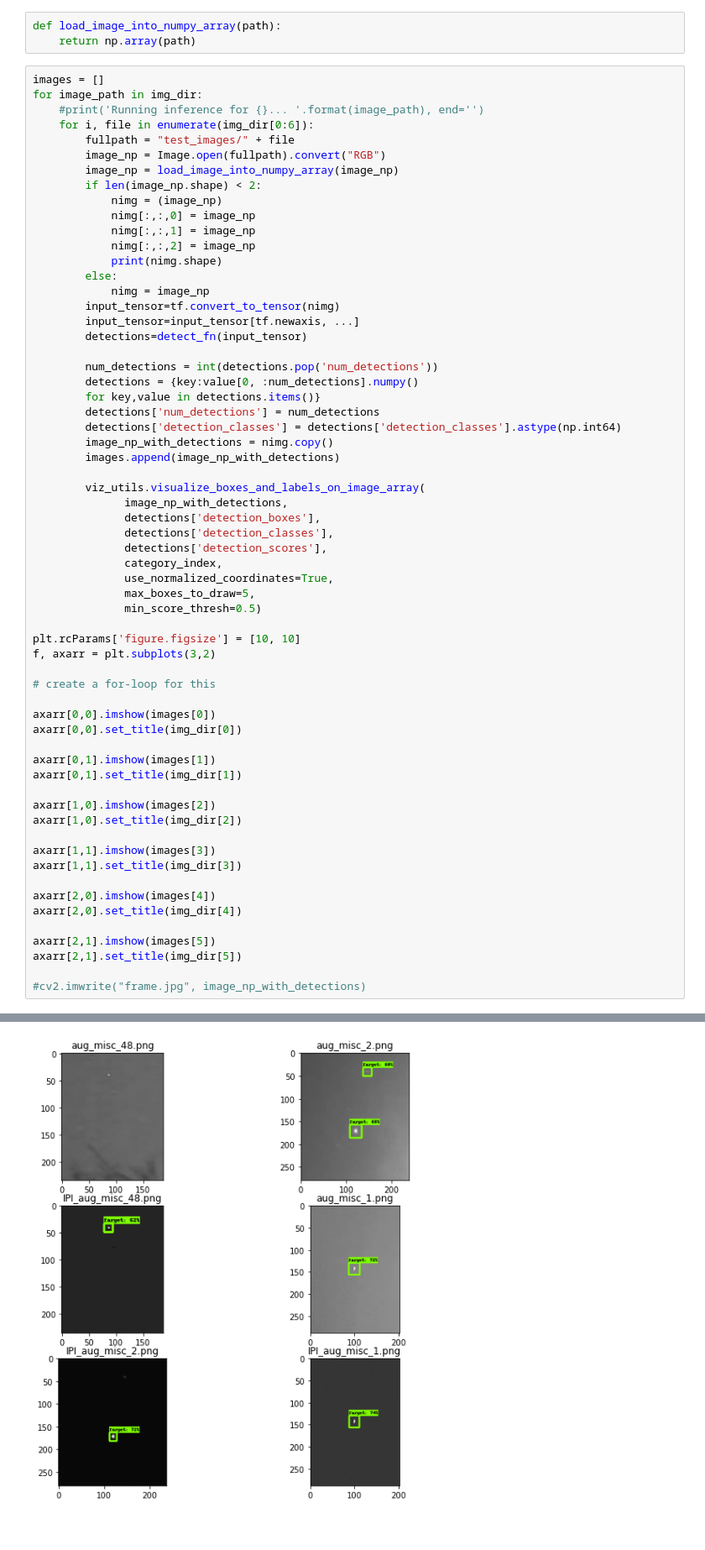
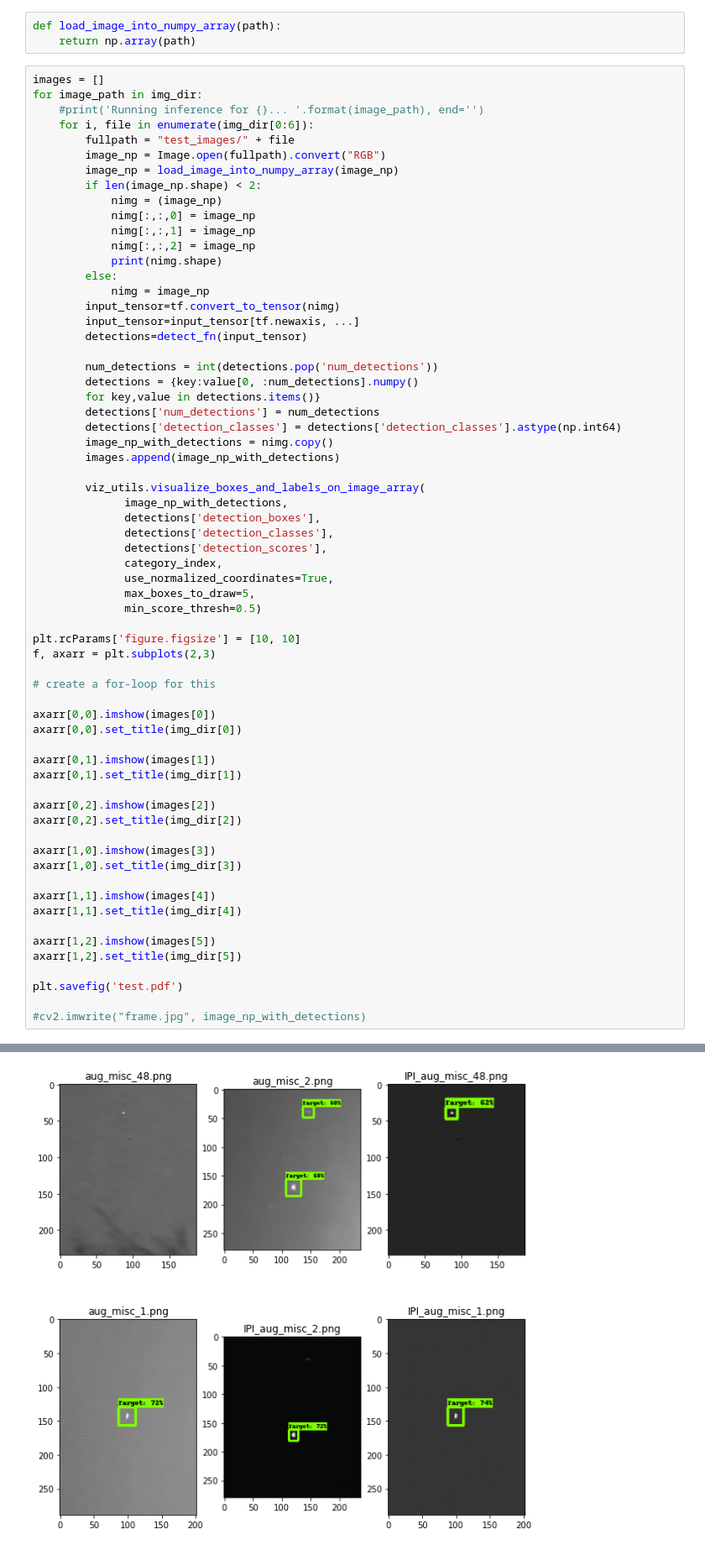
Before and after one commit to vj-hansen/IRSTD, a Jupyter notebook: workspace/training_demo/run_inference_on_custom_model.ipynb, the cells around one changed output, grey strips where cells are left out. Shown: that part at 84% size. Saved outputs shown, nothing was run; the diff lists cells and outputs as text.

```diff
--- a/workspace/training_demo/run_inference_on_custom_model.ipynb
+++ b/workspace/training_demo/run_inference_on_custom_model.ipynb
@@ -66,7 +66,7 @@ for image_path in img_dir:
               min_score_thresh=0.5)
 
 plt.rcParams['figure.figsize'] = [10, 10]
-f, axarr = plt.subplots(3,2)
+f, axarr = plt.subplots(2,3)
 
 # create a for-loop for this
 
@@ -76,17 +76,19 @@ axarr[0,0].set_title(img_dir[0])
 axarr[0,1].imshow(images[1])
 axarr[0,1].set_title(img_dir[1])
 
-axarr[1,0].imshow(images[2])
-axarr[1,0].set_title(img_dir[2])
+axarr[0,2].imshow(images[2])
+axarr[0,2].set_title(img_dir[2])
 
-axarr[1,1].imshow(images[3])
-axarr[1,1].set_title(img_dir[3])
+axarr[1,0].imshow(images[3])
+axarr[1,0].set_title(img_dir[3])
 
-axarr[2,0].imshow(images[4])
-axarr[2,0].set_title(img_dir[4])
+axarr[1,1].imshow(images[4])
+axarr[1,1].set_title(img_dir[4])
 
-axarr[2,1].imshow(images[5])
-axarr[2,1].set_title(img_dir[5])
+axarr[1,2].imshow(images[5])
+axarr[1,2].set_title(img_dir[5])
+
+plt.savefig('test.pdf')
 
 #cv2.imwrite("frame.jpg", image_np_with_detections)
 # %% [output]
@@ -94 +95 @@ Text(0.5, 1.0, 'IPI_aug_misc_1.png')
-[figure, old version]
+[figure, new version]
```
Also changed, not shown: parts of 1 cell of this notebook, 1 other file.
